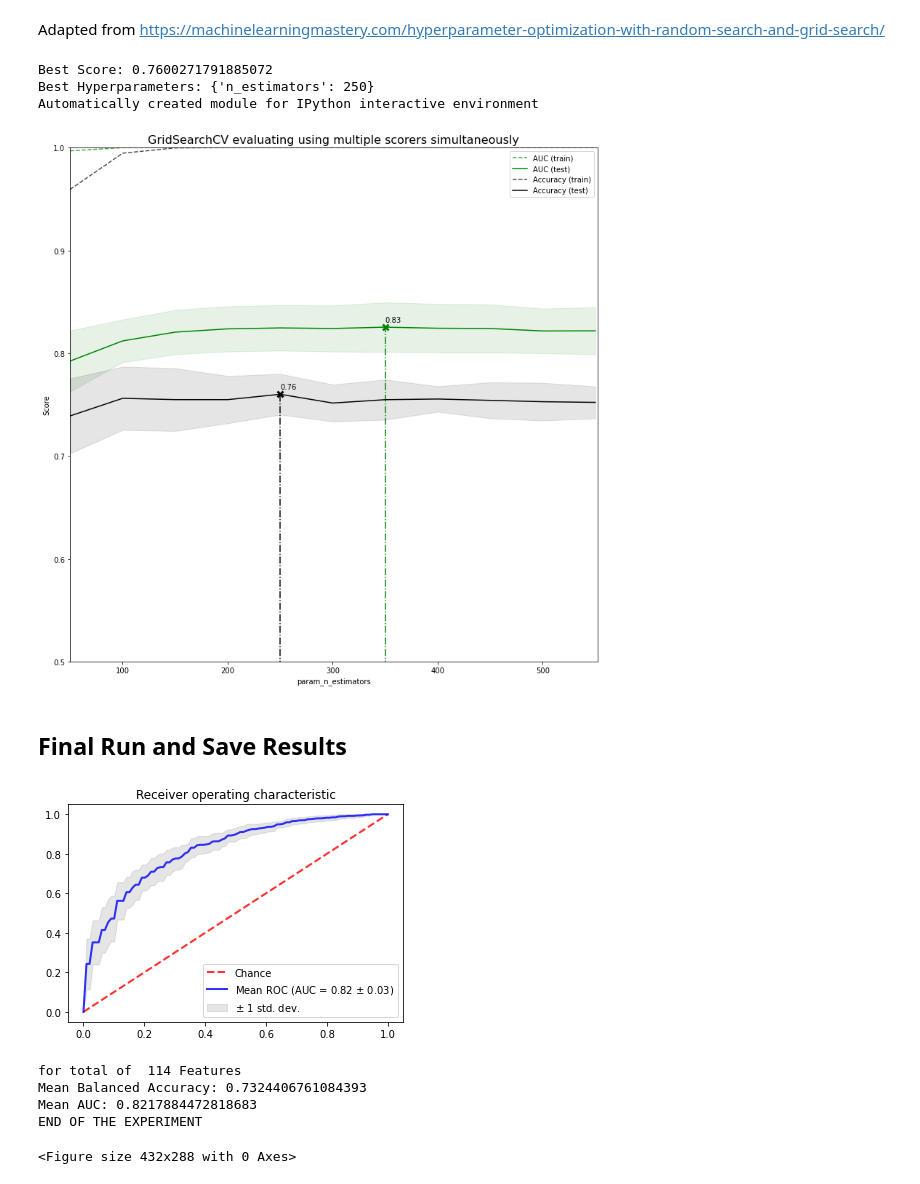
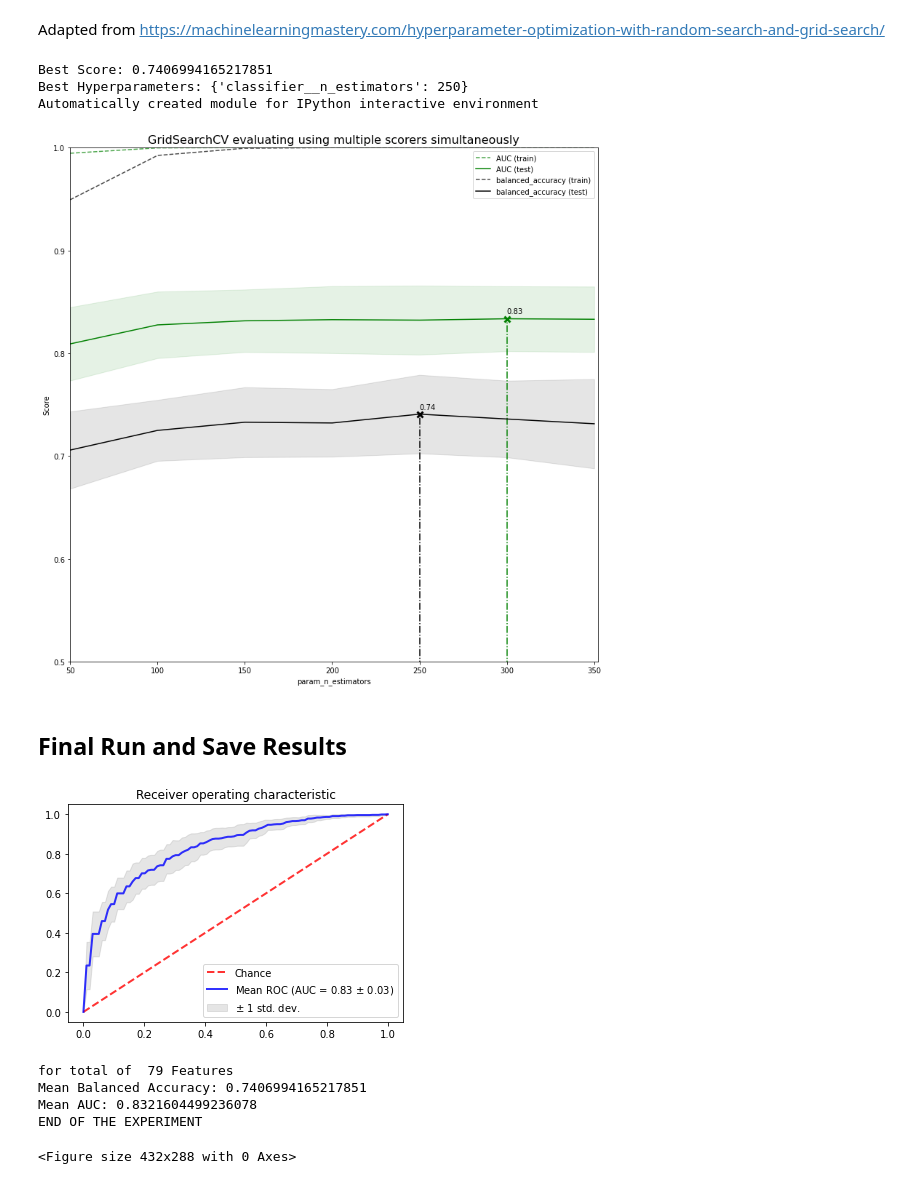
Before and after one commit to mvrl/ADNI_Genetics, a Jupyter notebook: Genomics/AD_classification_using_genomics.ipynb, the cells around one changed output. Drawn from its saved outputs; the diff is of its cells as text; code cells hidden in the pictures.

```diff
--- a/Genomics/AD_classification_using_genomics.ipynb
+++ b/Genomics/AD_classification_using_genomics.ipynb
@@ -112,7 +108,13 @@ from collections import Counter
 # %%
-df_final = pd.read_csv('./data/GWAS_data_Dx_bl.csv',na_values=["00"])
+column_names = ['PTID','AGE','GENDER','EDU']+['DIAG']+snps
+
+df_final = pd.DataFrame(data,columns=column_names)
+df_final.to_csv(os.path.join(data_path,'data','GWAS12_data_Dx_bl.csv'))
+
+df_final = pd.read_csv(os.path.join(data_path,'data','GWAS_data_Dx_bl.csv'),na_values=["00"])
 df_final = df_final.iloc[:, 0:N+6] #Only top N snps
 df_final = df_final.drop(columns=['Unnamed: 0'])
 df_final.dropna(inplace=True)
+print('Label distribution on GWAS generated file after dropping Missing individuals')
 print(Counter(df_final.DIAG))
 # %% [output]
@@ -152,7 +156,13 @@ print(df.shape, y.shape)
 # %% [markdown]
 ## Recursive Feature Selections
 # %%
-estimator = GradientBoostingClassifier(random_state=1,n_estimators=2*df.shape[1])
-cv = RepeatedStratifiedKFold(n_splits=5, n_repeats=3, random_state=1)
-selector = RFECV(estimator, n_jobs=-1,step=1, cv=cv)
+estimator = GradientBoostingClassifier(random_state=SEED, n_estimators=2*df.shape[1])
+cv = RepeatedStratifiedKFold(n_splits=5, n_repeats=3, random_state=SEED)
+selector = RFECV(estimator, n_jobs=-1,step=25, cv=cv)
 selector = selector.fit(df, y)
+df = df.loc[:, selector.support_]
+print("Shape of final data AFTER FEATURE SELECTION")
+print(df.shape, y.shape)
+final_N = df.shape[1]
+cat_columns = list(set(df.columns) - set(['AGE','EDU']))
+cat_columns_index = range(2,final_N)
@@ -168,2 +171,0 @@ cat_columns = list(set(df.columns) - set(['AGE','EDU']))
-# %%
-cat_columns_index = range(2,df.shape[1])
@@ -178,24 +178,22 @@ Adapted from https://machinelearningmastery.com/hyperparameter-optimization-with
 
 # Author: Raghav RV <rvraghav93@gmail.com>
 # License: BSD
-groups = 'CN_AD'
+
 model = Pipeline([
-        ('sampling', SMOTENC(sampling_strategy=0.7, k_neighbors=7, categorical_features = cat_columns_index,random_state=1)),
-        ('classifier', GradientBoostingClassifier(random_state=1))
+        ('sampling', SMOTENC(sampling_strategy=0.7, k_neighbors=7, categorical_features = cat_columns_index,random_state=SEED)),
+        ('classifier', GradientBoostingClassifier(random_state=SEED))
     ])
 space = dict()
 X, y = df, y
-# define model
-model = GradientBoostingClassifier(random_state=1)
 # define evaluation
-cv = RepeatedStratifiedKFold(n_splits=5, n_repeats=3, random_state=1)
+cv = RepeatedStratifiedKFold(n_splits=5, n_repeats=3, random_state=SEED)
 # define search space
 space = dict()
-space['n_estimators'] = range(50,5*X.shape[1],50)
+space['classifier__n_estimators'] = range(50,5*X.shape[1],50)
 
-scoring = {'AUC': 'roc_auc', 'Accuracy':'accuracy'}
+scoring = {'AUC': 'roc_auc', 'balanced_accuracy':'balanced_accuracy'}
 # define search
-search = GridSearchCV(model, space,n_jobs=-1, cv=cv,scoring=scoring, refit='Accuracy', return_train_score=True)
+search = GridSearchCV(model, space,n_jobs=-1, cv=cv,scoring=scoring, refit='balanced_accuracy', return_train_score=True)
 # execute search
 result = search.fit(X, y)
 # summarize result
@@ -212,42 +210,42 @@ plt.xlabel("param_n_estimators")
 plt.ylabel("Score")
 
 ax = plt.gca()
-ax.set_xlim(min(space['n_estimators']), max(space['n_estimators'])+2)
+ax.set_xlim(min(space['classifier__n_estimators']), max(space['classifier__n_estimators'])+2)
 ax.set_ylim(0.50, 1)
 
 # Get the regular numpy array from the MaskedArray
-X_axis = np.array(results['param_n_estimators'].data, dtype=float)
+X_axis = np.array(results['param_classifier__n_estimators'].data, dtype=float)
 
 for scorer, color in zip(sorted(scoring), ['g', 'k']):
     for sample, style in (('train', '--'), ('test', '-')):
         sample_score_mean = results['mean_%s_%s' % (sample, scorer)]
         sample_score_std = results['std_%s_%s' % (sample, scorer)]
         ax.fill_between(X_axis, sample_score_mean - sample_score_std,
                         sample_score_mean + sample_score_std,
                         alpha=0.1 if sample == 'test' else 0, color=color)
         ax.plot(X_axis, sample_score_mean, style, color=color,
                 alpha=1 if sample == 'test' else 0.7,
                 label="%s (%s)" % (scorer, sample))
 
     best_index = np.nonzero(results['rank_test_%s' % scorer] == 1)[0][0]
     best_score = results['mean_test_%s' % scorer][best_index]
 
     # Plot a dotted vertical line at the best score for that scorer marked by x
     ax.plot([X_axis[best_index], ] * 2, [0, best_score],
             linestyle='-.', color=color, marker='x', markeredgewidth=3, ms=8)
 
     # Annotate the best score for that scorer
     ax.annotate("%0.2f" % best_score,
                 (X_axis[best_index], best_score + 0.005))
 
 plt.legend(loc="best")
 plt.grid(False)
-plt.savefig('./results/Grid_search_Using_Genomic_for:'+groups+'.png')
+plt.savefig(os.path.join(data_path,'results','Grid_search_Using_'+str(final_N)+'features_for:'+groups+'.png'))
 # %% [output]
-Best Score: 0.7600271791885072
-Best Hyperparameters: {'n_estimators': 250}
+Best Score: 0.7406994165217851
+Best Hyperparameters: {'classifier__n_estimators': 250}
 Automatically created module for IPython interactive environment
-[figure, old version]
+[figure, new version]
 # %% [markdown]
 ## Final Run and Save Results
 # %%
@@ -256,7 +254,7 @@ aucs = []
 acc = []
 imp = []
 mean_fpr = np.linspace(0, 1, 100)
-cv = RepeatedStratifiedKFold(n_splits=5, n_repeats=3, random_state=1)
+cv = RepeatedStratifiedKFold(n_splits=5, n_repeats=3, random_state=SEED)
 fig, ax = plt.subplots()
 X, y = df, y
 for train, test in cv.split(X, y):
@@ -265,9 +263,9 @@ for train, test in cv.split(X, y):
 
     X_test = X.iloc[test]
     y_test = y[test]
-    n_estimators = result.best_params_['n_estimators']
-    model = GradientBoostingClassifier(random_state=1,n_estimators=n_estimators)
-    oversample = SMOTENC(sampling_strategy=0.7, k_neighbors=7, categorical_features = cat_columns_index,random_state=1)
+    n_estimators = result.best_params_['classifier__n_estimators']
+    model = GradientBoostingClassifier(random_state=SEED,n_estimators=n_estimators)
+    oversample = SMOTENC(sampling_strategy=0.7, k_neighbors=7, categorical_features = cat_columns_index,random_state=SEED)
     X_train, y_train = oversample.fit_resample(X_train, y_train)
     probas_ = model.fit(X_train, y_train).predict_proba(X_test)
     y_pred = model.predict(X_test)
@@ -301,7 +299,7 @@ ax.set(xlim=[-0.05, 1.05], ylim=[-0.05, 1.05],
        title="Receiver operating characteristic")
 ax.legend(loc="lower right")
 plt.show()
-plt.savefig('./results/ROC_for:'+groups+'.png')
+plt.savefig(os.path.join(data_path,'results','ROC_for:'+groups+'.png'))
 print('for total of ',final_N,"Features")
 print('Mean Balanced Accuracy:',sum(acc)/len(acc))
 print('Mean AUC:',sum(aucs)/len(aucs))
@@ -314,13 +312,13 @@ imp_df['features'] = list(X.columns)
 imp_df['importance'] = imp
 
 imp_df_sorted = imp_df.sort_values(by=['importance'],ascending=False)
-imp_df_sorted.to_csv('./results/'+groups+'_Classification_ranked_'+str(final_N)+'Genomic_features.csv')
+imp_df_sorted.to_csv(os.path.join(data_path,'results',groups+'_Classification_ranked_'+str(final_N)+'_features.csv'))
 
-print("END OF THE EXPERIMENT")
+print("END OF THE EXPERIMENT\n")
 # %% [output]
-[figure, old version]
+[figure, new version]
-for total of  114 Features
-Mean Balanced Accuracy: 0.7324406761084393
-Mean AUC: 0.8217884472818683
+for total of  79 Features
+Mean Balanced Accuracy: 0.7406994165217851
+Mean AUC: 0.8321604499236078
 END OF THE EXPERIMENT
 <Figure size 432x288 with 0 Axes>
```
Also changed, not shown: parts of 22 cells of this notebook, 4 other files.
